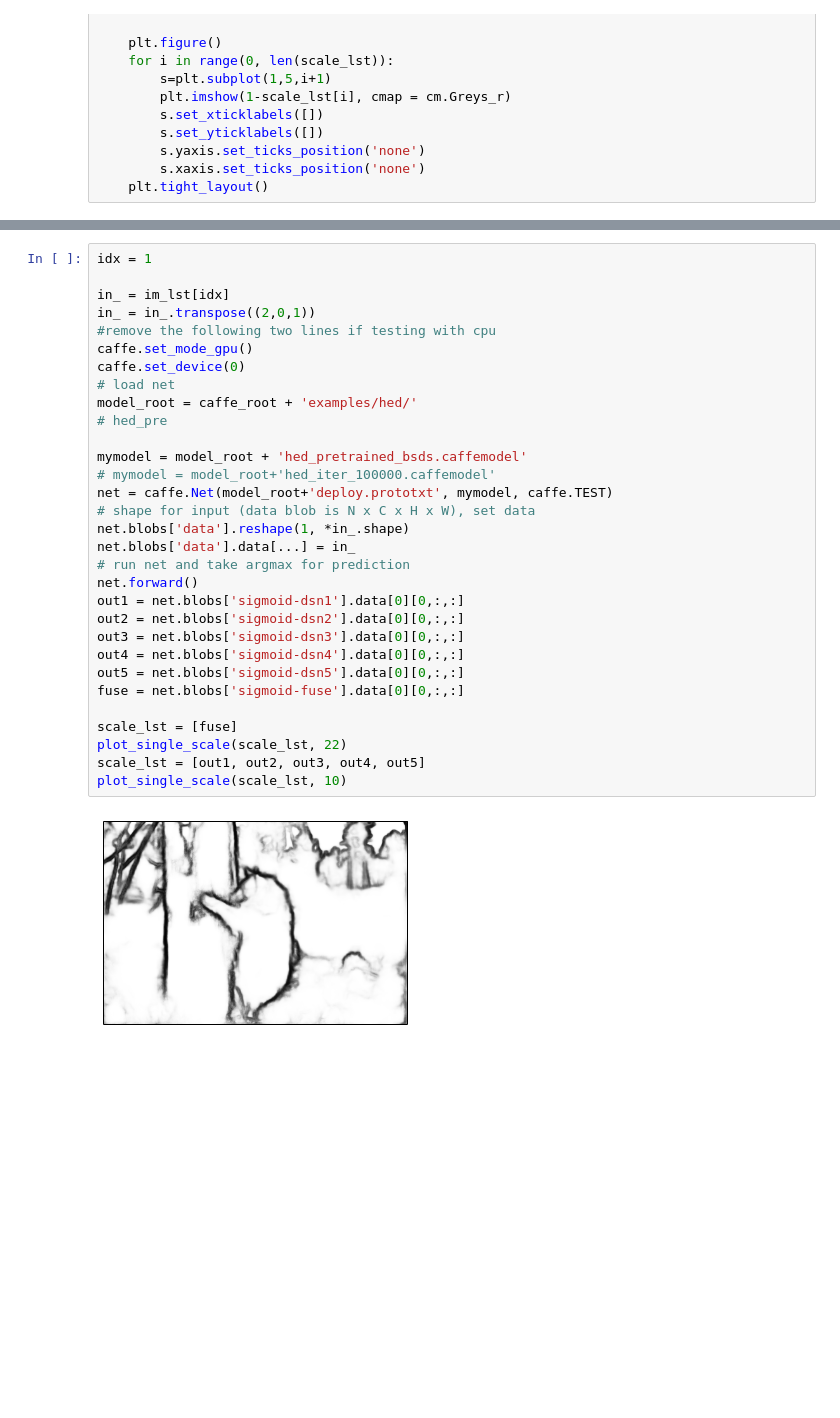
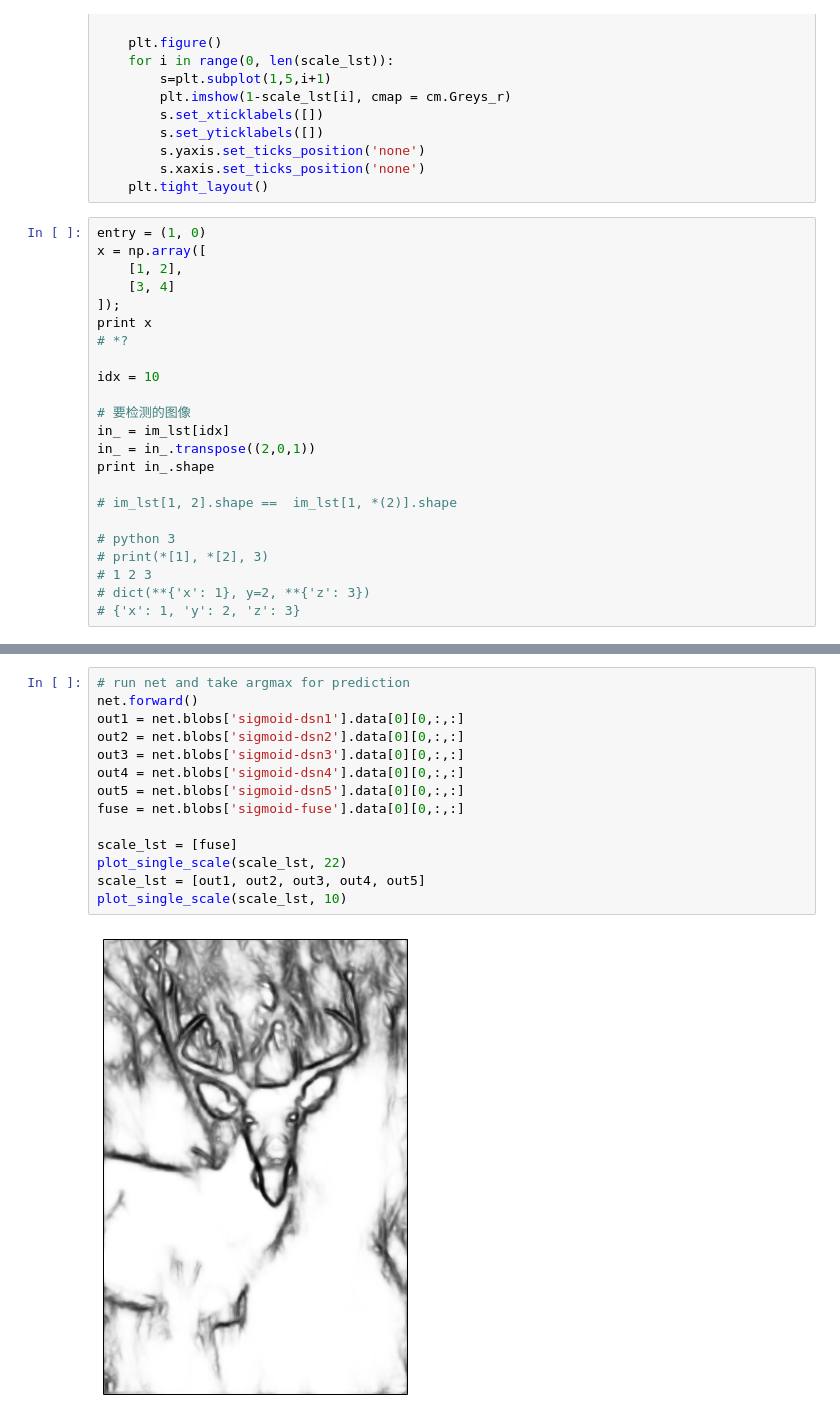
Before and after one commit to BonesCat/hed, a Jupyter notebook: examples/hed/HED-tutorial.ipynb, the cells around one changed output, grey strips where cells are left out. Drawn from its saved outputs; the diff is of its cells as text; blank space fills up the shorter version.

```diff
--- a/examples/hed/HED-tutorial.ipynb
+++ b/examples/hed/HED-tutorial.ipynb
@@ -48,3 +75,26 @@ def plot_single_scale(scale_lst, size):
         s.yaxis.set_ticks_position('none')
         s.xaxis.set_ticks_position('none')
     plt.tight_layout()
+# %%
+entry = (1, 0)
+x = np.array([
+    [1, 2],
+    [3, 4]
+]);
+print x
+# *?
+
+idx = 10
+
+# 要检测的图像
+in_ = im_lst[idx]
+in_ = in_.transpose((2,0,1))
+print in_.shape
+
+# im_lst[1, 2].shape ==  im_lst[1, *(2)].shape
+
+# python 3
+# print(*[1], *[2], 3)
+# 1 2 3
+# dict(**{'x': 1}, y=2, **{'z': 3})
+# {'x': 1, 'y': 2, 'z': 3}
@@ -51,33 +131,16 @@ def plot_single_scale(scale_lst, size):
 # %%
-idx = 1
-
-in_ = im_lst[idx]
-in_ = in_.transpose((2,0,1))
-#remove the following two lines if testing with cpu
-caffe.set_mode_gpu()
-caffe.set_device(0)
-# load net
-model_root = caffe_root + 'examples/hed/'
-# hed_pre
-
-mymodel = model_root + 'hed_pretrained_bsds.caffemodel'
-# mymodel = model_root+'hed_iter_100000.caffemodel'
-net = caffe.Net(model_root+'deploy.prototxt', mymodel, caffe.TEST)
-# shape for input (data blob is N x C x H x W), set data
-net.blobs['data'].reshape(1, *in_.shape)
-net.blobs['data'].data[...] = in_
 # run net and take argmax for prediction
 net.forward()
 out1 = net.blobs['sigmoid-dsn1'].data[0][0,:,:]
 out2 = net.blobs['sigmoid-dsn2'].data[0][0,:,:]
 out3 = net.blobs['sigmoid-dsn3'].data[0][0,:,:]
 out4 = net.blobs['sigmoid-dsn4'].data[0][0,:,:]
 out5 = net.blobs['sigmoid-dsn5'].data[0][0,:,:]
 fuse = net.blobs['sigmoid-fuse'].data[0][0,:,:]
 
 scale_lst = [fuse]
 plot_single_scale(scale_lst, 22)
 scale_lst = [out1, out2, out3, out4, out5]
 plot_single_scale(scale_lst, 10)
 # %% [output]
-[figure, old version]
+[figure, new version]
```
Also changed, not shown: parts of 7 cells of this notebook, 1 other file.
